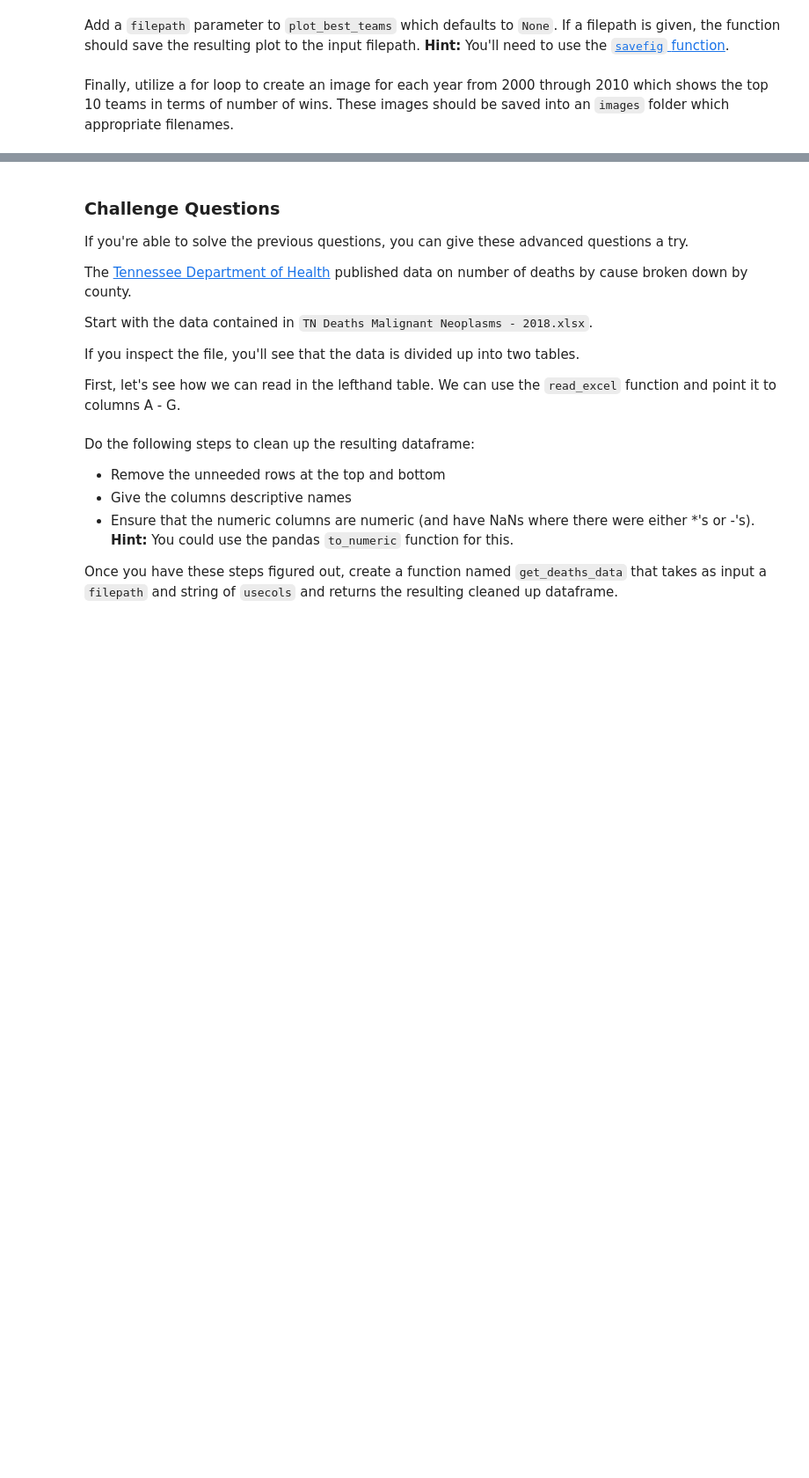
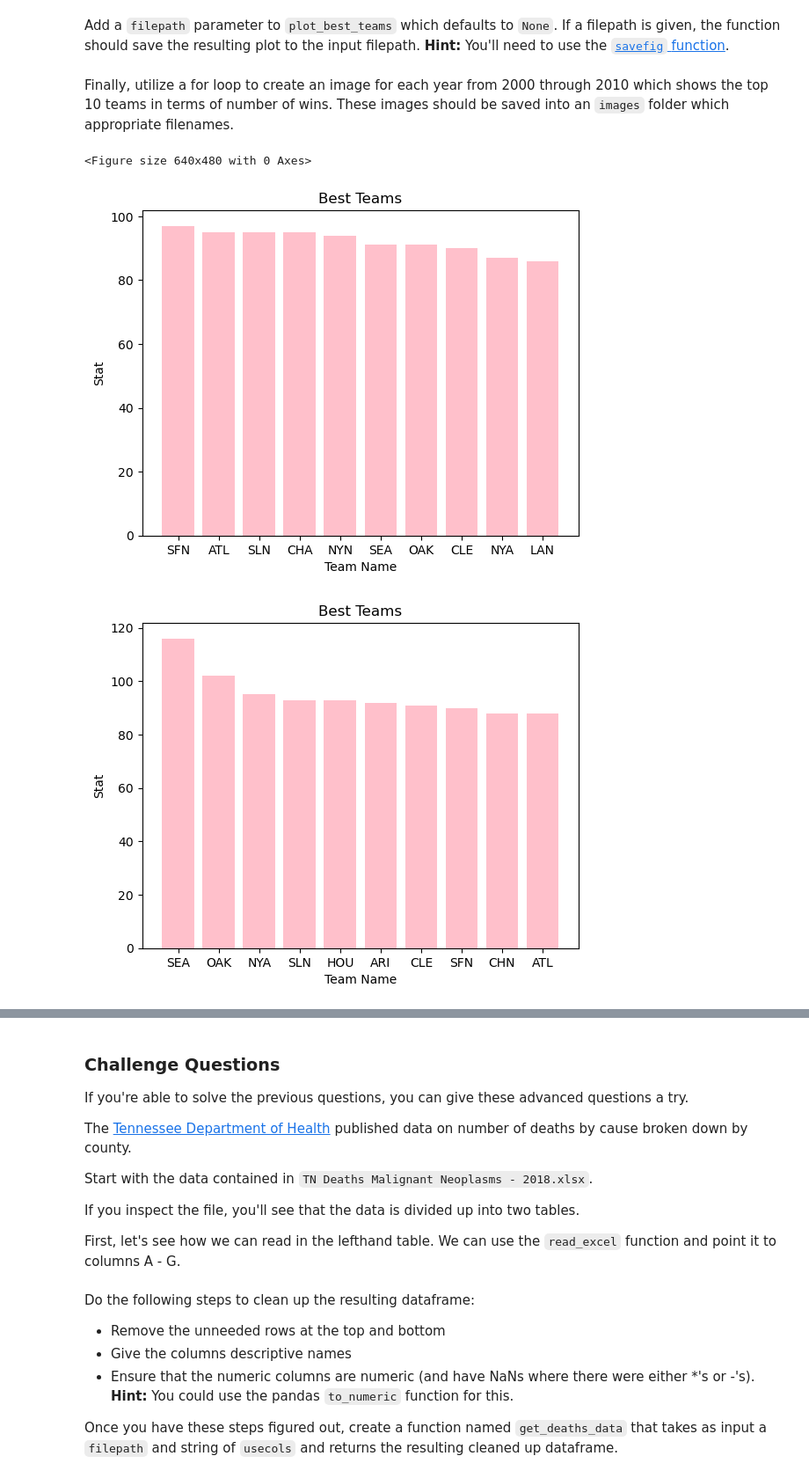
Before and after one commit to NSS-Data-Analytics-Cohort-10/loops-and-functions-emmydoore, a Jupyter notebook: notebooks/Loops_and_Functions_Practice_DA10.ipynb, the cells around one changed output, grey strips where cells are left out. Shown at 88% size. Drawn from its saved outputs; the diff is of its cells as text; code cells hidden in the pictures; blank space fills up the shorter version.

```diff
--- a/notebooks/Loops_and_Functions_Practice_DA10.ipynb
+++ b/notebooks/Loops_and_Functions_Practice_DA10.ipynb
@@ -311,7 +311,30 @@ plot_best_teams(year=2014, n=3, league='AL', ascending = True)
 Add a `filepath` parameter to `plot_best_teams` which defaults to `None`. If a filepath is given, the function should save the resulting plot to the input filepath. **Hint:** You'll need to use the [`savefig` function](https://matplotlib.org/stable/api/_as_gen/matplotlib.pyplot.savefig.html).
 # %%
 # Your Code Here
+#this is a lil easier to understand https://www.geeksforgeeks.org/matplotlib-pyplot-savefig-in-python/#
+def plot_best_teams(year,n=5,stat='w',league='both',ascending=True,filepath=None):
+    if league =='NL':
+        l_df=teams[(teams['yearid']==year) & (teams['lgid']=='NL')].sort_values(by=stat,ascending=ascending).head(n)
+    elif league =='AL':
+        l_df=teams[(teams['yearid']==year) & (teams['lgid']=='AL')].sort_values(by=stat,ascending=ascending).head(n)
+    elif league == 'both':
+        l_df=teams[teams['yearid']==year].sort_values(by=stat,ascending=ascending).head(n)
+    if filepath != 'None':
+        plt.savefig("top_teams.png",format='png')
+    f, ax= plt.subplots()
+    ax.bar(x=l_df['teamid'],height=l_df[stat],color='pink')
+    plt.title('Best Teams')
+    plt.xlabel('Team Name')
+    plt.ylabel('Stat')
+    return
 # %% [markdown]
 Finally, utilize a for loop to create an image for each year from 2000 through 2010 which shows the top 10 teams in terms of number of wins. These images should be saved into an `images` folder which appropriate filenames.
 # %%
 # Your Code Here
+for t in range(2000,2011):
+    plot_best_teams(year=t,n=10,ascending=False,filepath="C:\\Users\\emmal\\Documents\\NSS\\Projects\\loops-and-functions-emmydoore\\plot")
+#created 'filepath' in prev step and can use it here, idk about the actual path though
+# %% [output]
+<Figure size 640x480 with 0 Axes>
+[figure, added]
+[figure, added]
```
Also changed, not shown: parts of 2 cells of this notebook, 2 other files.
